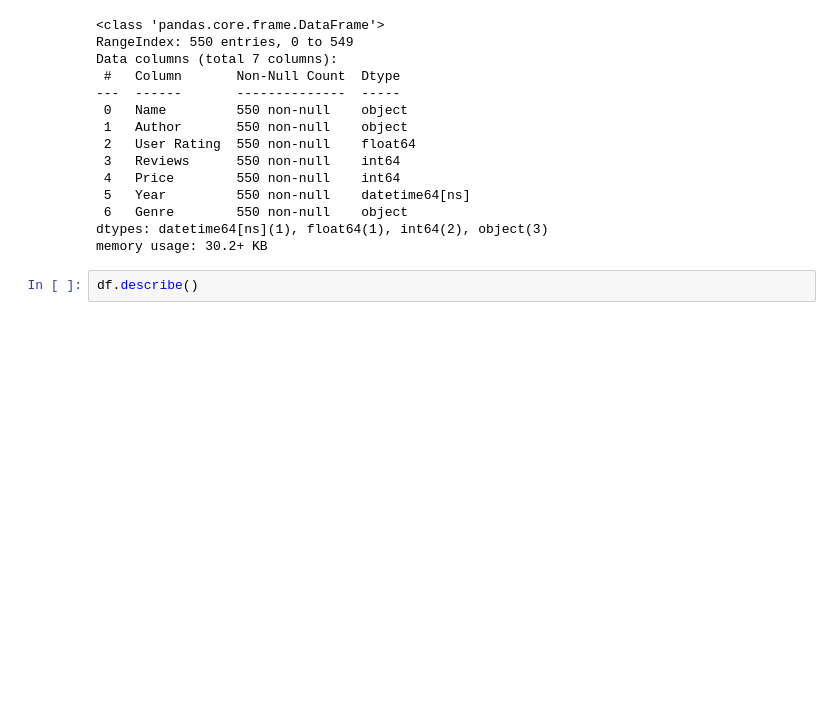
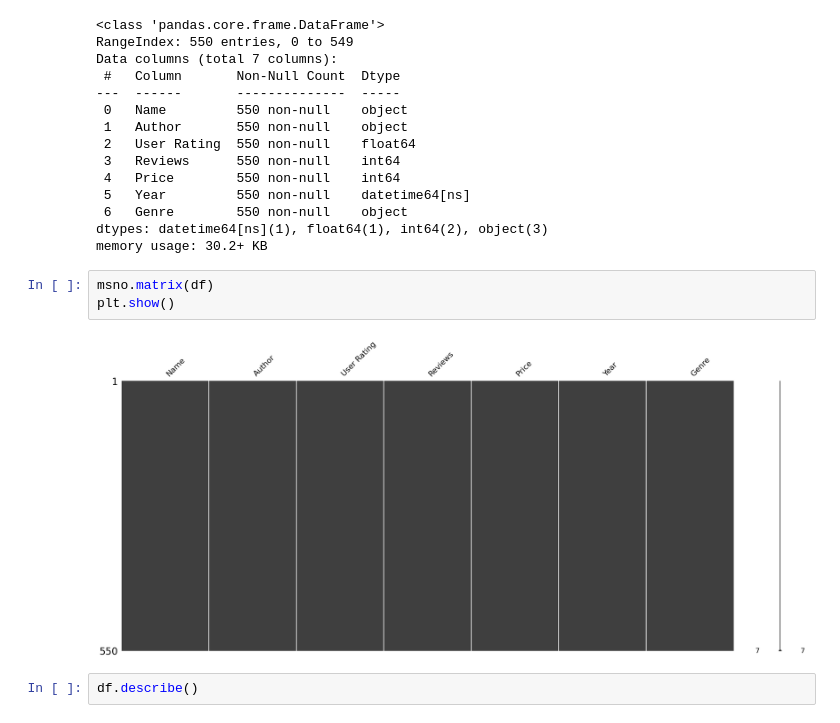
Before and after one commit to Vengadesh58/data_viz, a Jupyter notebook: best_selling_book/best_seller.ipynb, the cells around one changed output. Saved outputs shown, nothing was run; the diff lists cells and outputs as text; blank space fills up the shorter version.

```diff
--- a/best_selling_book/best_seller.ipynb
+++ b/best_selling_book/best_seller.ipynb
@@ -29,6 +30,11 @@ Data columns (total 7 columns):
  6   Genre        550 non-null    object
 dtypes: datetime64[ns](1), float64(1), int64(2), object(3)
 memory usage: 30.2+ KB
+# %%
+msno.matrix(df)
+plt.show()
+# %% [output]
+[figure, added]
 # %%
 df.describe()
 # %% [output]
```
Also changed, not shown: parts of 30 cells of this notebook, 20 other files.
